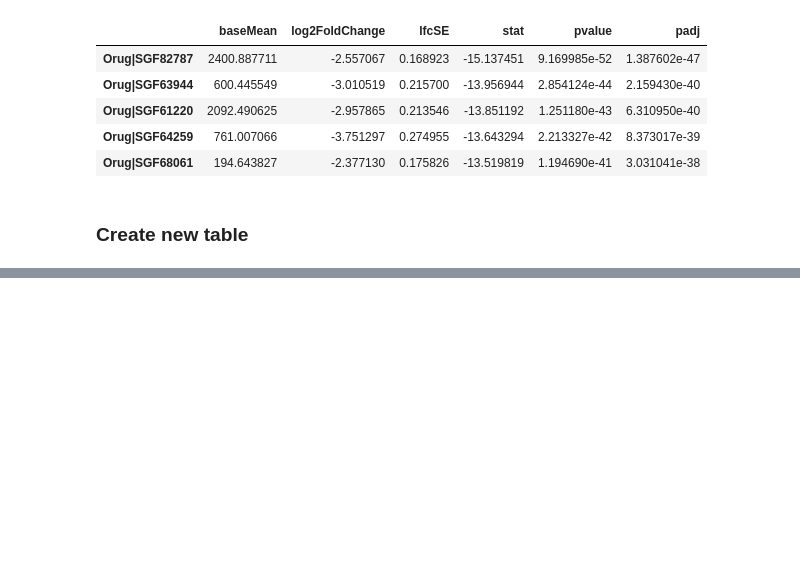
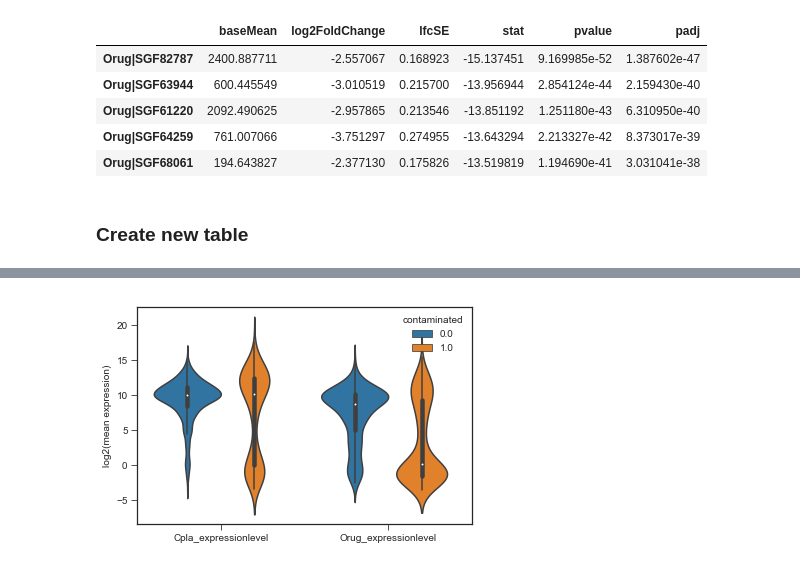
Before and after one commit to Social-Evolution-and-Behavior/insulin_signaling, a Jupyter notebook: Orug_contamination_removal.ipynb, the cells around one changed output, grey strips where cells are left out. Cells and saved outputs as stored; diff of their text form; code cells hidden in the pictures; blank space fills up the shorter version.

```diff
--- a/Orug_contamination_removal.ipynb
+++ b/Orug_contamination_removal.ipynb
@@ -821,0 +569,3 @@ for ind, row in genes.iterrows():
+# %%
+# set Orug expression of 0 to nan: ### WHY? ###
+df_genes.loc[df_genes.Orug_expressionlevel == 0,'Orug_expressionlevel'] = np.nan
@@ -821,0 +621,17 @@ for ind, row in genes.iterrows():
+# %%
+g = sns.violinplot(data=pd.DataFrame(df_genes[[ 'Cpla_expressionlevel',
+                                           'Orug_expressionlevel',]].stack().apply(np.log2)
+                                ).reset_index(1
+                                ).join(df_genes[['contaminated']]
+                                ),
+               y=0,
+               x='level_1',
+               hue='contaminated',
+               scale='area' # I think area is more appropriate than count, since we want to compare
+                            # the distribution, not the number of genes here.
+              )
+plt.xlabel("")
+plt.ylabel("log2(mean expression)")
+plt.show()
+# %% [output]
+[figure, added]
```
Also changed, not shown: parts of 54 cells of this notebook.
